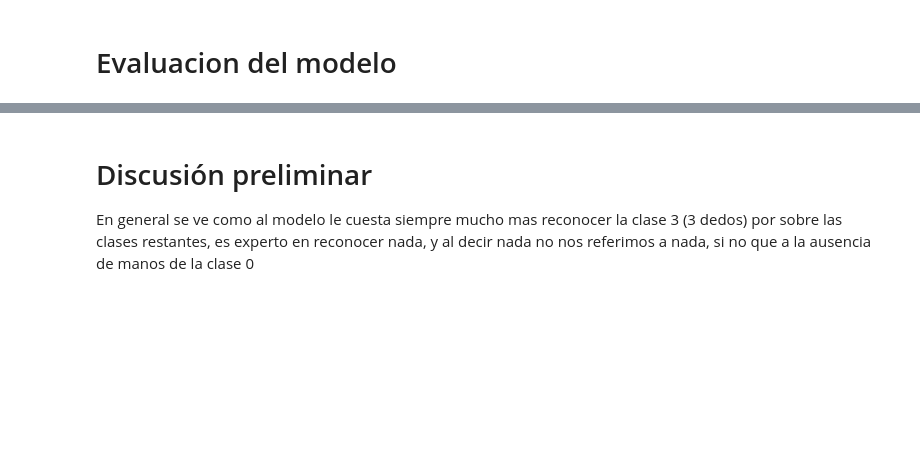
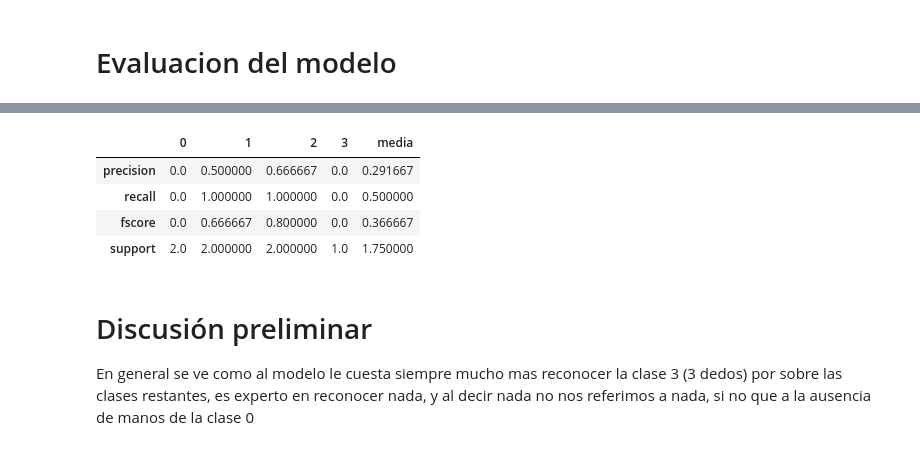
Before and after one commit to felipesaldias/homeWorkCNN, a Jupyter notebook: one-two-three_classificator.ipynb, the cells around one changed output, grey strips where cells are left out. Drawn from its saved outputs; the diff is of its cells as text; code cells hidden in the pictures; blank space fills up the shorter version.

```diff
--- a/one-two-three_classificator.ipynb
+++ b/one-two-three_classificator.ipynb
@@ -312,0 +375,6 @@ modelo.forward(OTT_test_dataset[31][0].unsqueeze(0))
+# %%
+import numpy as np
+from sklearn.metrics import precision_recall_fscore_support
+
+y_true=[1,1,2,2,3,3,4]
+y_pred=[2,2,2,2,3,3,3]
@@ -313,3 +396,15 @@ modelo.forward(OTT_test_dataset[31][0].unsqueeze(0))
+# %%
+
+
+metrics = precision_recall_fscore_support(y_true, y_pred)
+df =pd.DataFrame(metrics, columns=["0", "1", "2", "3"], index=["precision", "recall", "fscore", "support"])
+pd.concat([df,pd.Series(df.mean(axis=1),name= "media")],axis= 1)
+# %% [output]
+|  | 0 | 1 | 2 | 3 | media |
+| precision | 0.0 | 0.500000 | 0.666667 | 0.0 | 0.291667 |
+| recall | 0.0 | 1.000000 | 1.000000 | 0.0 | 0.500000 |
+| fscore | 0.0 | 0.666667 | 0.800000 | 0.0 | 0.366667 |
+| support | 2.0 | 2.000000 | 2.000000 | 1.0 | 1.750000 |
 # %% [markdown]
 # Discusión preliminar
 En general se ve como al modelo le cuesta siempre mucho mas reconocer la clase 3 (3 dedos) por sobre las clases restantes, es experto en reconocer nada, y al decir nada no nos referimos a nada, si no que a la ausencia de manos de la clase 0
```
Also changed, not shown: parts of 13 cells of this notebook, 1 other file.
